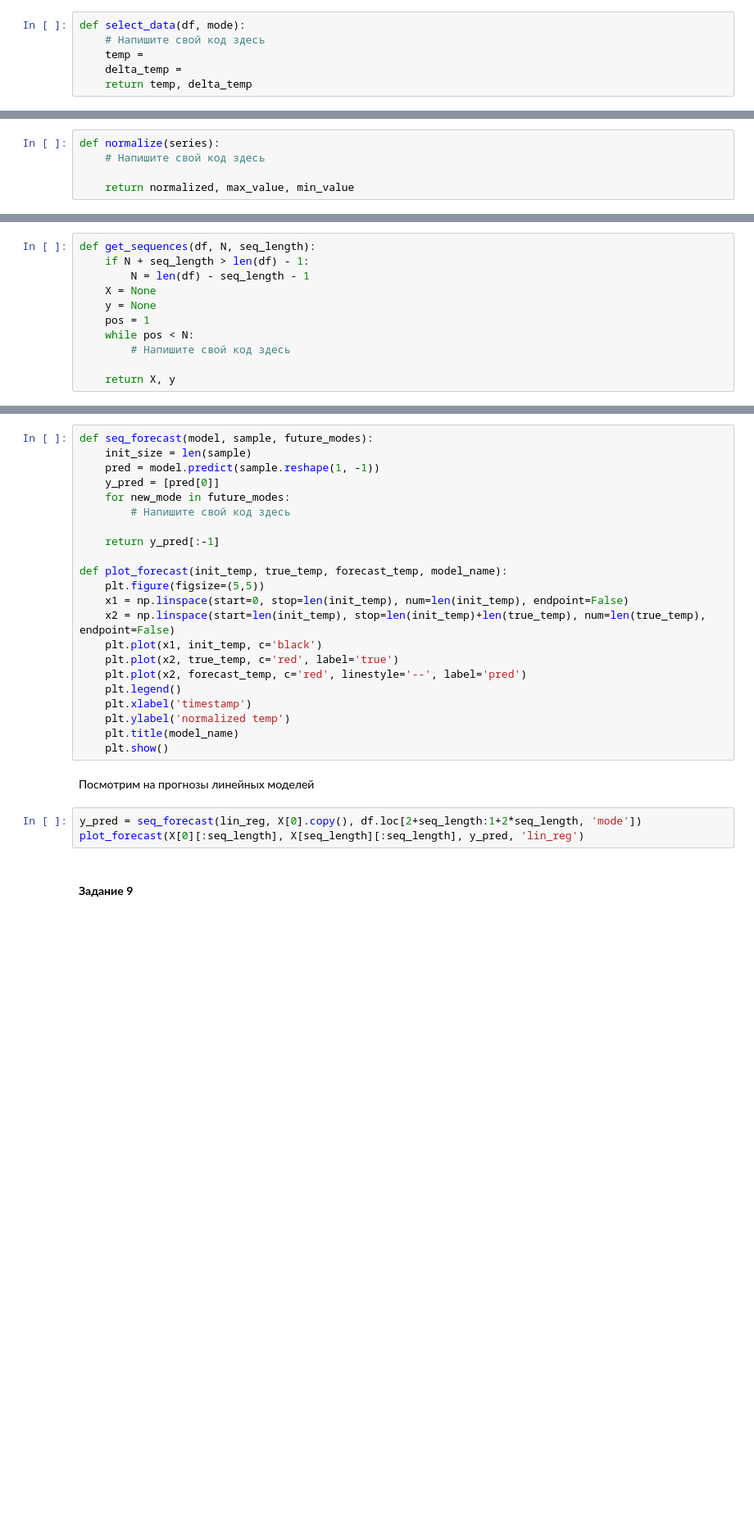
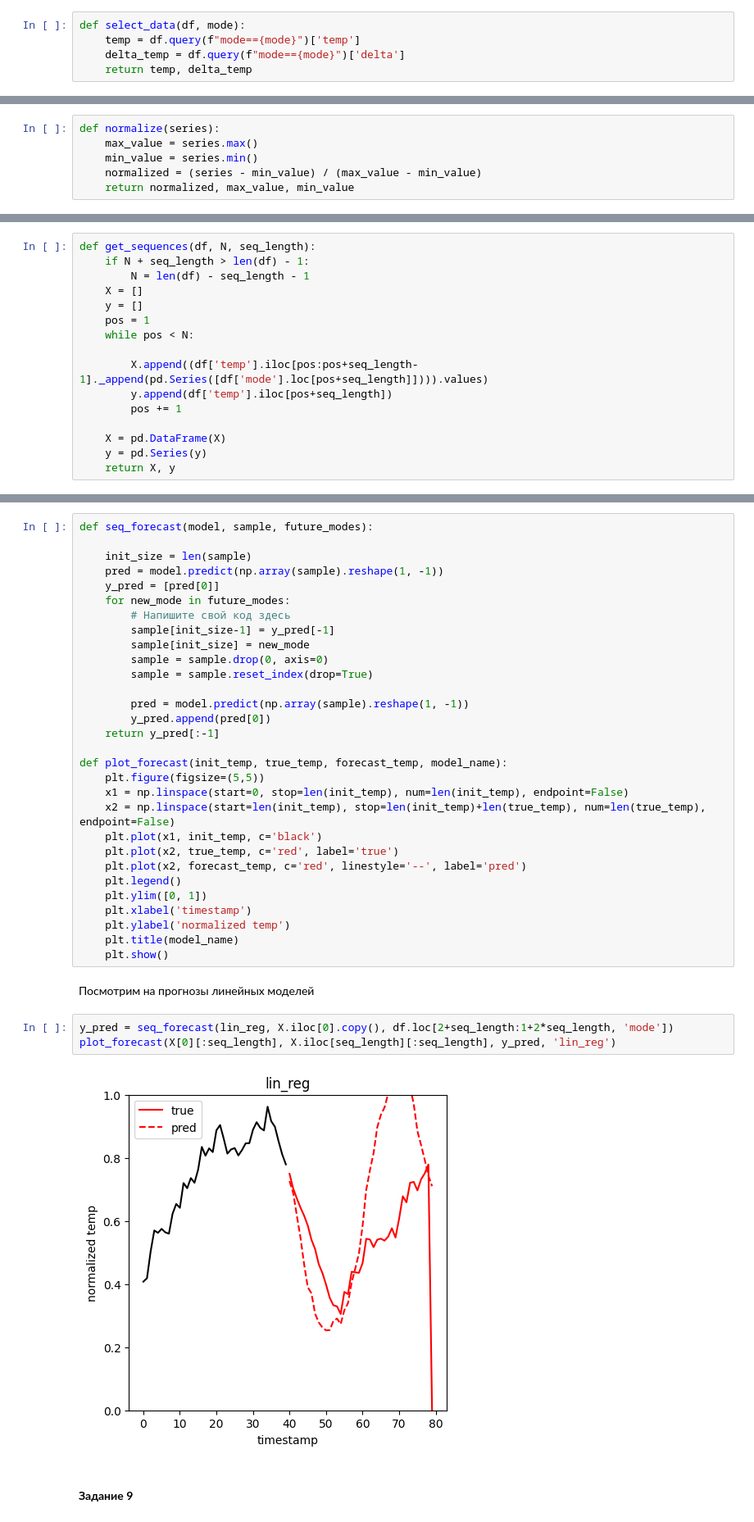
Before and after one commit to IlyaChichkov/big_data_course, a Jupyter notebook: labs/Lab6_task.ipynb, the cells around one changed output, grey strips where cells are left out. Shown: that part at 82% size. Cells and saved outputs as stored; diff of their text form; blank space fills up the shorter version.

```diff
--- a/labs/Lab6_task.ipynb
+++ b/labs/Lab6_task.ipynb
@@ -102,9 +109,8 @@ KeyError: 'temp'
 Зададим функцию, которая выделяет из полученной таблицы значения температуры и ее производной для заданного режима работы.
 # %%
 def select_data(df, mode):
-    # Напишите свой код здесь
-    temp =
-    delta_temp =
+    temp = df.query(f"mode=={mode}")['temp']
+    delta_temp = df.query(f"mode=={mode}")['delta']
     return temp, delta_temp
 # %% [markdown]
 Определим возможные режимы работы блоков.
@@ -137,8 +147,9 @@ plt.show()
 Температура, записанная в таблице **df** измеряется в градусах Цельсия. Однако для применения линейных моделей машинного обучения крайне важно нормировать данные, чтобы ограничить их максимальные и минимальные значения. Отнормируем значения температуры на отрезок \[0,1\]. Сохраненные значения **max_value** и **min_value** позволят после выполнения прогноза вернуться к реальным значениям температуры.
 # %%
 def normalize(series):
-    # Напишите свой код здесь
-
+    max_value = series.max()
+    min_value = series.min()
+    normalized = (series - min_value) / (max_value - min_value)
     return normalized, max_value, min_value
 # %%
 normalized, max_value, min_value = normalize(df['temp'])
@@ -165,12 +176,17 @@ $$
 def get_sequences(df, N, seq_length):
     if N + seq_length > len(df) - 1:
         N = len(df) - seq_length - 1
-    X = None
-    y = None
+    X = []
+    y = []
     pos = 1
     while pos < N:
-        # Напишите свой код здесь
 
+        X.append((df['temp'].iloc[pos:pos+seq_length-1]._append(pd.Series([df['mode'].loc[pos+seq_length]]))).values)
+        y.append(df['temp'].iloc[pos+seq_length])
+        pos += 1
+
+    X = pd.DataFrame(X)
+    y = pd.Series(y)
     return X, y
 # %% [markdown]
 Создадим обучающую и тестовую выборки
@@ -297,12 +403,19 @@ print('Coefficients: ', lasso.coef_)
 #### **Задание 8**
 # %%
 def seq_forecast(model, sample, future_modes):
+
     init_size = len(sample)
-    pred = model.predict(sample.reshape(1, -1))
+    pred = model.predict(np.array(sample).reshape(1, -1))
     y_pred = [pred[0]]
     for new_mode in future_modes:
         # Напишите свой код здесь
+        sample[init_size-1] = y_pred[-1]
+        sample[init_size] = new_mode
+        sample = sample.drop(0, axis=0)
+        sample = sample.reset_index(drop=True)
 
+        pred = model.predict(np.array(sample).reshape(1, -1))
+        y_pred.append(pred[0])
     return y_pred[:-1]
 
 def plot_forecast(init_temp, true_temp, forecast_temp, model_name):
@@ -313,6 +426,7 @@ def plot_forecast(init_temp, true_temp, forecast_temp, model_name):
     plt.plot(x2, true_temp, c='red', label='true')
     plt.plot(x2, forecast_temp, c='red', linestyle='--', label='pred')
     plt.legend()
+    plt.ylim([0, 1])
     plt.xlabel('timestamp')
     plt.ylabel('normalized temp')
     plt.title(model_name)
@@ -320,7 +434,9 @@ def plot_forecast(init_temp, true_temp, forecast_temp, model_name):
 # %% [markdown]
 Посмотрим на прогнозы линейных моделей
 # %%
-y_pred = seq_forecast(lin_reg, X[0].copy(), df.loc[2+seq_length:1+2*seq_length, 'mode'])
-plot_forecast(X[0][:seq_length], X[seq_length][:seq_length], y_pred, 'lin_reg')
+y_pred = seq_forecast(lin_reg, X.iloc[0].copy(), df.loc[2+seq_length:1+2*seq_length, 'mode'])
+plot_forecast(X[0][:seq_length], X.iloc[seq_length][:seq_length], y_pred, 'lin_reg')
+# %% [output]
+[figure, added]
 # %% [markdown]
 #### **Задание 9**
```
Also changed, not shown: parts of 17 cells of this notebook.
